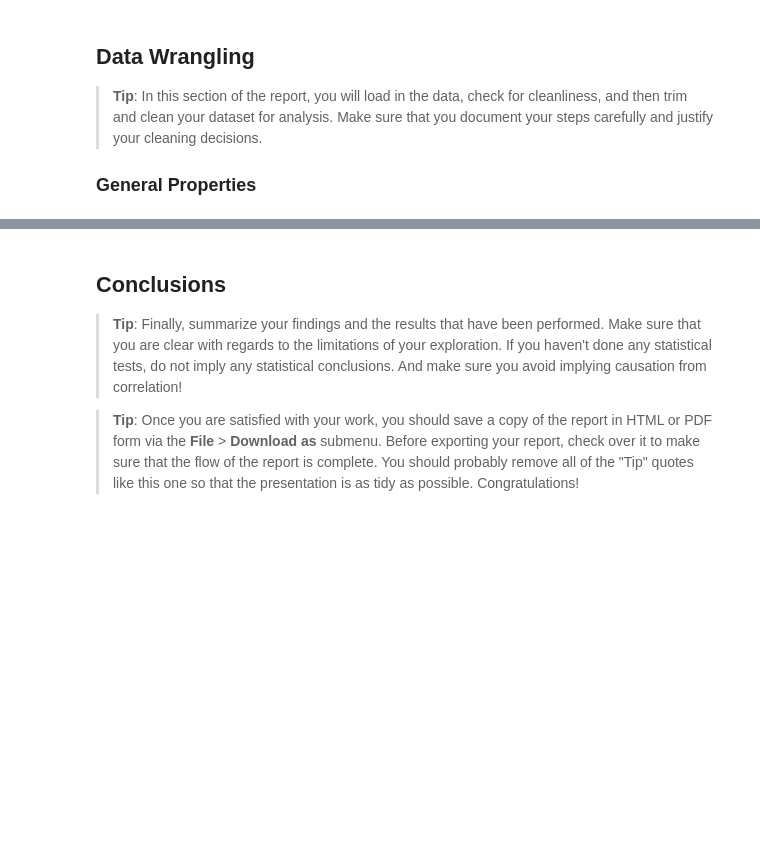
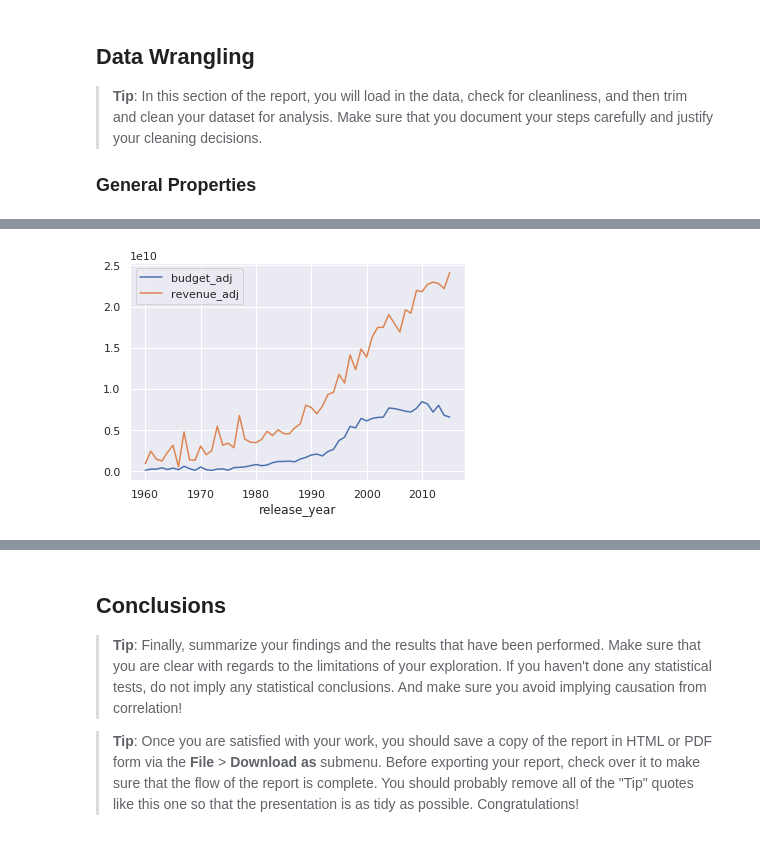
Before and after one commit to Mupati/data-analyst-nanodegree, a Jupyter notebook: data-analysis/project/investigate-a-dataset-template.ipynb/investigate-a-dataset-template.ipynb, the cells around one changed output, grey strips where cells are left out. Saved outputs shown, nothing was run; the diff lists cells and outputs as text; code cells hidden in the pictures; blank space fills up the shorter version.

```diff
--- a/data-analysis/project/investigate-a-dataset-template.ipynb/investigate-a-dataset-template.ipynb
+++ b/data-analysis/project/investigate-a-dataset-template.ipynb/investigate-a-dataset-template.ipynb
@@ -109,0 +243,5 @@ movies_df.isnull().sum()
+# %%
+# Compare the Yearly sum for budget_adj and revenue_adj
+yearly_movies_sum[['budget_adj', 'revenue_adj']].plot();
+# %% [output]
+[figure, added]
```
Also changed, not shown: parts of 49 cells of this notebook.
